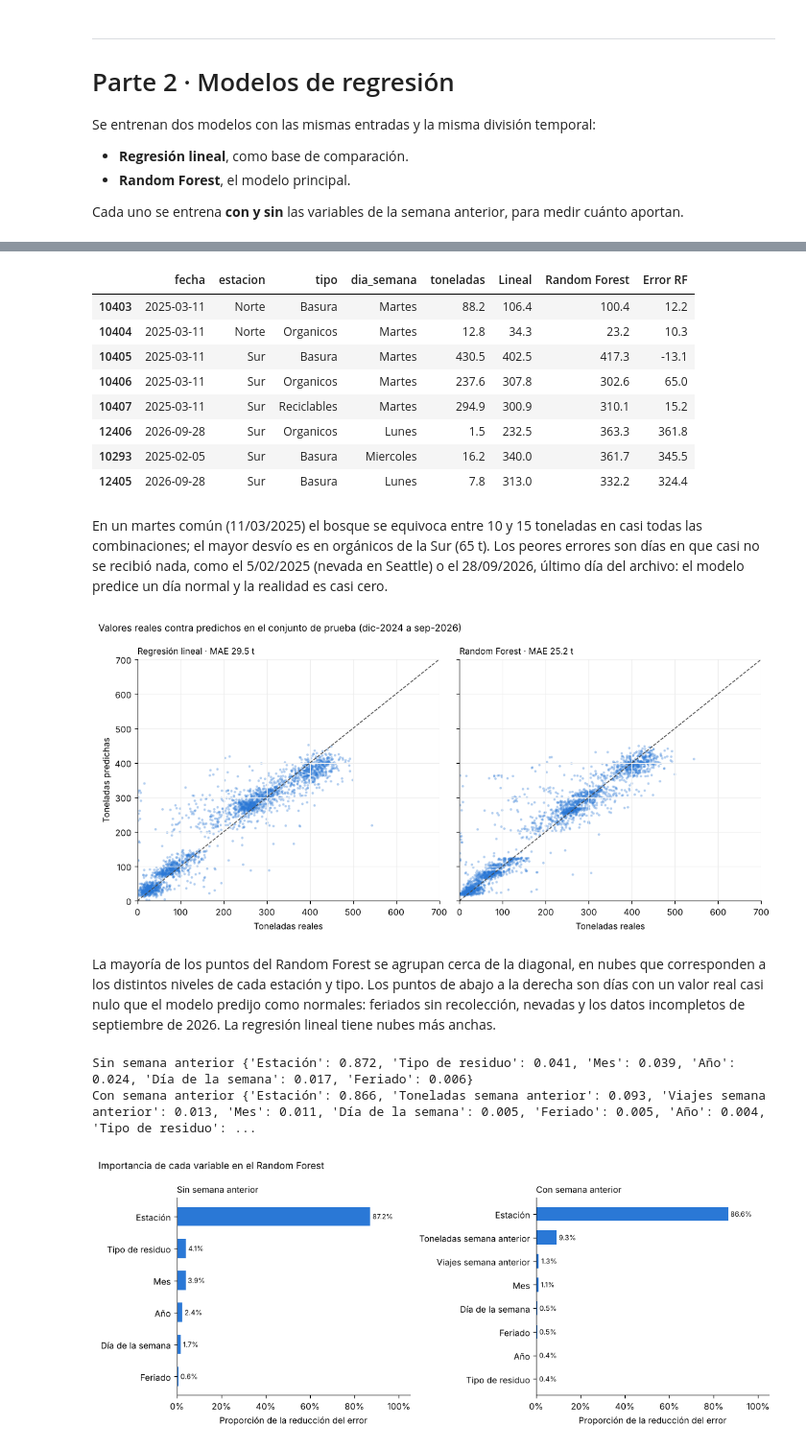
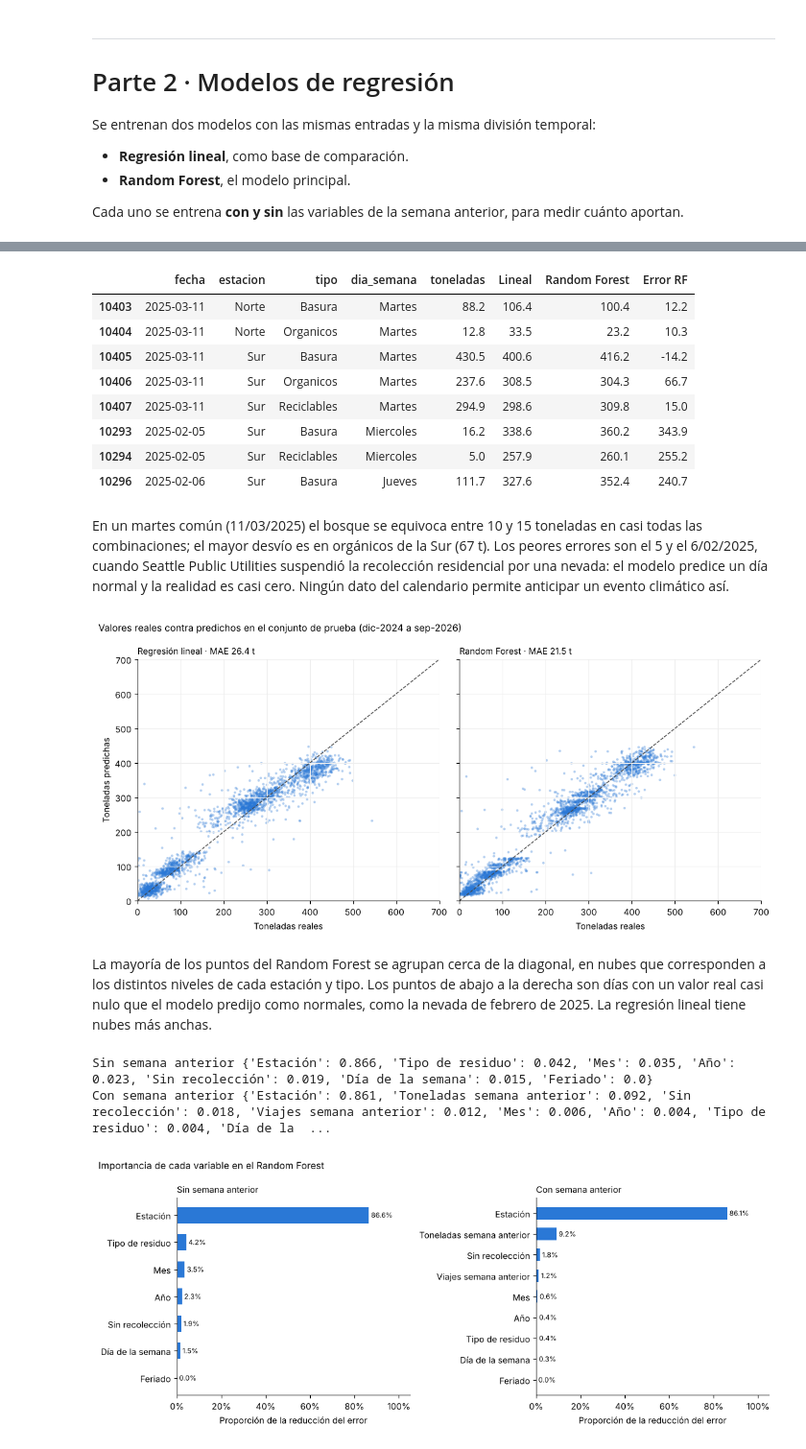
Before and after one commit to Naccho27/tp-predictivos, a Jupyter notebook: notebooks/03_regresion_rf.ipynb, the cells around one changed output, grey strips where cells are left out. Shown at 96% size. Drawn from its saved outputs; the diff is of its cells as text; code cells hidden in the pictures.

Commit message:
Notebook 03: sin_recoleccion, datos hasta el 4/09/2026 y primer nodo para la Parte I

```diff
--- a/notebooks/03_regresion_rf.ipynb
+++ b/notebooks/03_regresion_rf.ipynb
@@ -208,0 +187,17 @@ Hay 425 filas de días hábiles feriados. En la estación Sur, los feriados reci
+# %%
+# Paso 7 · Efecto de los feriados
+
+# Qué hacemos: comparar el promedio de toneladas en días comunes, en feriados con
+# recolección y en los días sin recolección (Acción de Gracias, Navidad y Año Nuevo).
+# Por qué: si un tipo de día cambia la carga, el modelo necesita una variable que lo marque.
+
+df["tipo_dia"] = "Día común"
+df.loc[df["feriado"] == 1, "tipo_dia"] = "Feriado con recolección"
+df.loc[df["sin_recoleccion"] == 1, "tipo_dia"] = "Sin recolección"
+orden_dias = ["Día común", "Feriado con recolección", "Sin recolección"]
+
+# Cantidad de filas y promedio general de cada tipo de día
+print(df.groupby("tipo_dia")["toneladas"].agg(["size", "mean"]).reindex(orden_dias).round(1))
+
+# Promedio por combinación y tipo de día
+df.pivot_table(index="combinacion", columns="tipo_dia", values="toneladas", aggfunc="mean").reindex(combinaciones)[orden_dias].round(0)
@@ -238,7 +248,9 @@ SEMILLA = 42
 # Lista explícita de entradas permitidas (las mismas que usa el notebook 02).
 # NO está 'viajes' del mismo día: tiene correlación de 0,95 con las toneladas
 # y se conoce recién cuando el día terminó. Usarla sería darle la respuesta al modelo.
-entradas_calendario = ["estacion", "tipo", "dia_semana", "anio", "mes", "feriado"]
+# sin_recoleccion marca Acción de Gracias, Navidad y Año Nuevo: días en que casi no se recolecta.
+# Se conoce de antemano (es calendario), así que no genera fuga.
+entradas_calendario = ["estacion", "tipo", "dia_semana", "anio", "mes", "feriado", "sin_recoleccion"]
 entradas_sem_ant = ["toneladas_sem_ant", "viajes_sem_ant"]  # ya ocurrieron: son válidas
 
 # Dos versiones de las entradas: con y sin la semana anterior
@@ -463,15 +475,15 @@ pd.concat([tipicos, peores]).round({"toneladas": 1, "Lineal": 1, "Random Forest"
 # %% [output]
 |  | fecha | estacion | tipo | dia_semana | toneladas | Lineal | Random Forest | Error RF |
 | 10403 | 2025-03-11 | Norte | Basura | Martes | 88.2 | 106.4 | 100.4 | 12.2 |
-| 10404 | 2025-03-11 | Norte | Organicos | Martes | 12.8 | 34.3 | 23.2 | 10.3 |
-| 10405 | 2025-03-11 | Sur | Basura | Martes | 430.5 | 402.5 | 417.3 | -13.1 |
-| 10406 | 2025-03-11 | Sur | Organicos | Martes | 237.6 | 307.8 | 302.6 | 65.0 |
-| 10407 | 2025-03-11 | Sur | Reciclables | Martes | 294.9 | 300.9 | 310.1 | 15.2 |
-| 12406 | 2026-09-28 | Sur | Organicos | Lunes | 1.5 | 232.5 | 363.3 | 361.8 |
-| 10293 | 2025-02-05 | Sur | Basura | Miercoles | 16.2 | 340.0 | 361.7 | 345.5 |
-| 12405 | 2026-09-28 | Sur | Basura | Lunes | 7.8 | 313.0 | 332.2 | 324.4 |
+| 10404 | 2025-03-11 | Norte | Organicos | Martes | 12.8 | 33.5 | 23.2 | 10.3 |
+| 10405 | 2025-03-11 | Sur | Basura | Martes | 430.5 | 400.6 | 416.2 | -14.2 |
+| 10406 | 2025-03-11 | Sur | Organicos | Martes | 237.6 | 308.5 | 304.3 | 66.7 |
+| 10407 | 2025-03-11 | Sur | Reciclables | Martes | 294.9 | 298.6 | 309.8 | 15.0 |
+| 10293 | 2025-02-05 | Sur | Basura | Miercoles | 16.2 | 338.6 | 360.2 | 343.9 |
+| 10294 | 2025-02-05 | Sur | Reciclables | Miercoles | 5.0 | 257.9 | 260.1 | 255.2 |
+| 10296 | 2025-02-06 | Sur | Basura | Jueves | 111.7 | 327.6 | 352.4 | 240.7 |
 # %% [markdown]
-En un martes común (11/03/2025) el bosque se equivoca entre 10 y 15 toneladas en casi todas las combinaciones; el mayor desvío es en orgánicos de la Sur (65 t). Los peores errores son días en que casi no se recibió nada, como el 5/02/2025 (nevada en Seattle) o el 28/09/2026, último día del archivo: el modelo predice un día normal y la realidad es casi cero.
+En un martes común (11/03/2025) el bosque se equivoca entre 10 y 15 toneladas en casi todas las combinaciones; el mayor desvío es en orgánicos de la Sur (67 t). Los peores errores son el 5 y el 6/02/2025, cuando Seattle Public Utilities suspendió la recolección residencial por una nevada: el modelo predice un día normal y la realidad es casi cero. Ningún dato del calendario permite anticipar un evento climático así.
 # %%
 # Paso 18 · Gráfico de valores reales contra predichos
 
@@ -496,9 +508,9 @@ fig.suptitle("Valores reales contra predichos en el conjunto de prueba (dic-2024
 fig.tight_layout()
 plt.show()
 # %% [output]
-[figure, old version]
+[figure, new version]
 # %% [markdown]
-La mayoría de los puntos del Random Forest se agrupan cerca de la diagonal, en nubes que corresponden a los distintos niveles de cada estación y tipo. Los puntos de abajo a la derecha son días con un valor real casi nulo que el modelo predijo como normales: feriados sin recolección, nevadas y los datos incompletos de septiembre de 2026. La regresión lineal tiene nubes más anchas.
+La mayoría de los puntos del Random Forest se agrupan cerca de la diagonal, en nubes que corresponden a los distintos niveles de cada estación y tipo. Los puntos de abajo a la derecha son días con un valor real casi nulo que el modelo predijo como normales, como la nevada de febrero de 2025. La regresión lineal tiene nubes más anchas.
 # %%
 # Paso 19 · Importancia de las variables
 
@@ -508,35 +520,35 @@ La mayoría de los puntos del Random Forest se agrupan cerca de la diagonal, en
 # La codificación one-hot partió cada variable categórica en varias columnas
 # (estacion_Norte y estacion_Sur son la misma información). Para leer la importancia
 # por variable, sumamos las columnas que salieron de la misma variable original.
 def variable_original(columna):
     for prefijo in ["estacion", "tipo", "dia_semana"]:
         if columna.startswith(prefijo + "_"):
             return prefijo
     return columna
 
 nombres_legibles = {"estacion": "Estación", "tipo": "Tipo de residuo", "dia_semana": "Día de la semana",
-                    "anio": "Año", "mes": "Mes", "feriado": "Feriado",
+                    "anio": "Año", "mes": "Mes", "feriado": "Feriado", "sin_recoleccion": "Sin recolección",
                     "toneladas_sem_ant": "Toneladas semana anterior", "viajes_sem_ant": "Viajes semana anterior"}
 
 fig, ejes = plt.subplots(1, 2, figsize=(11, 4.5))
 for eje, nombre in zip(ejes, versiones):
     importancia = pd.Series(bosques[nombre].feature_importances_, index=X[nombre].columns)
     importancia = importancia.groupby(variable_original).sum().sort_values()
     importancia.index = importancia.index.map(nombres_legibles)
     eje.barh(importancia.index, importancia.values, color="#2a78d6", height=0.6)
     for i, v in enumerate(importancia.values):
         eje.text(v + 0.01, i, f"{v:.1%}", va="center", fontsize=8)
     eje.set_title(nombre, loc="left", fontsize=10)
     eje.set_xlim(0, 1.05)
     eje.xaxis.set_major_formatter(lambda x, _: f"{x:.0%}")
     eje.set_xlabel("Proporción de la reducción del error")
     eje.spines[["top", "right"]].set_visible(False)
     print(nombre, importancia.sort_values(ascending=False).round(3).to_dict())
 fig.suptitle("Importancia de cada variable en el Random Forest", x=0.01, ha="left", fontsize=11)
 fig.tight_layout()
 plt.show()
 # %% [output]
-Sin semana anterior {'Estación': 0.872, 'Tipo de residuo': 0.041, 'Mes': 0.039, 'Año': 0.024, 'Día de la semana': 0.017, 'Feriado': 0.006}
-Con semana anterior {'Estación': 0.866, 'Toneladas semana anterior': 0.093, 'Viajes semana anterior': 0.013, 'Mes': 0.011, 'Día de la semana': 0.005, 'Feriado': 0.005, 'Año': 0.004, 'Tipo de residuo': ...
+Sin semana anterior {'Estación': 0.866, 'Tipo de residuo': 0.042, 'Mes': 0.035, 'Año': 0.023, 'Sin recolección': 0.019, 'Día de la semana': 0.015, 'Feriado': 0.0}
+Con semana anterior {'Estación': 0.861, 'Toneladas semana anterior': 0.092, 'Sin recolección': 0.018, 'Viajes semana anterior': 0.012, 'Mes': 0.006, 'Año': 0.004, 'Tipo de residuo': 0.004, 'Día de la  ...
-[figure, old version]
+[figure, new version]
 # %% [markdown]
```
Also changed, not shown: parts of 35 cells of this notebook.
